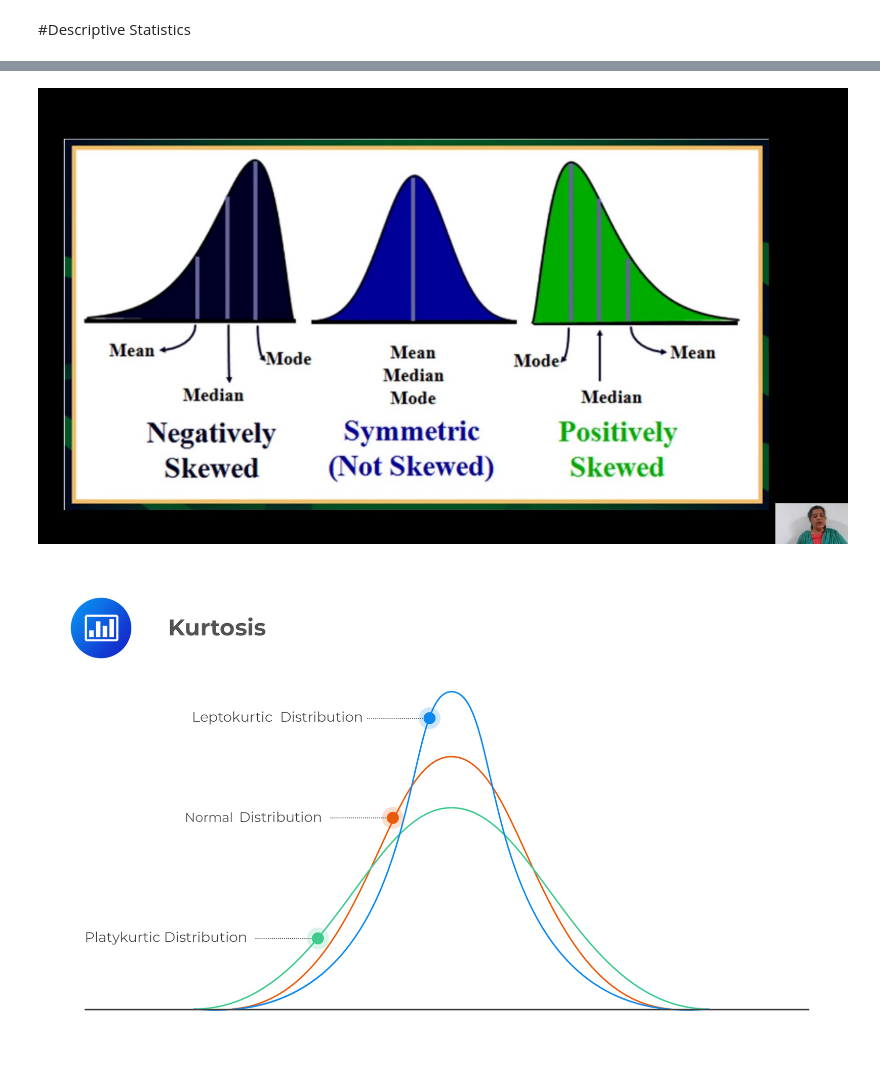
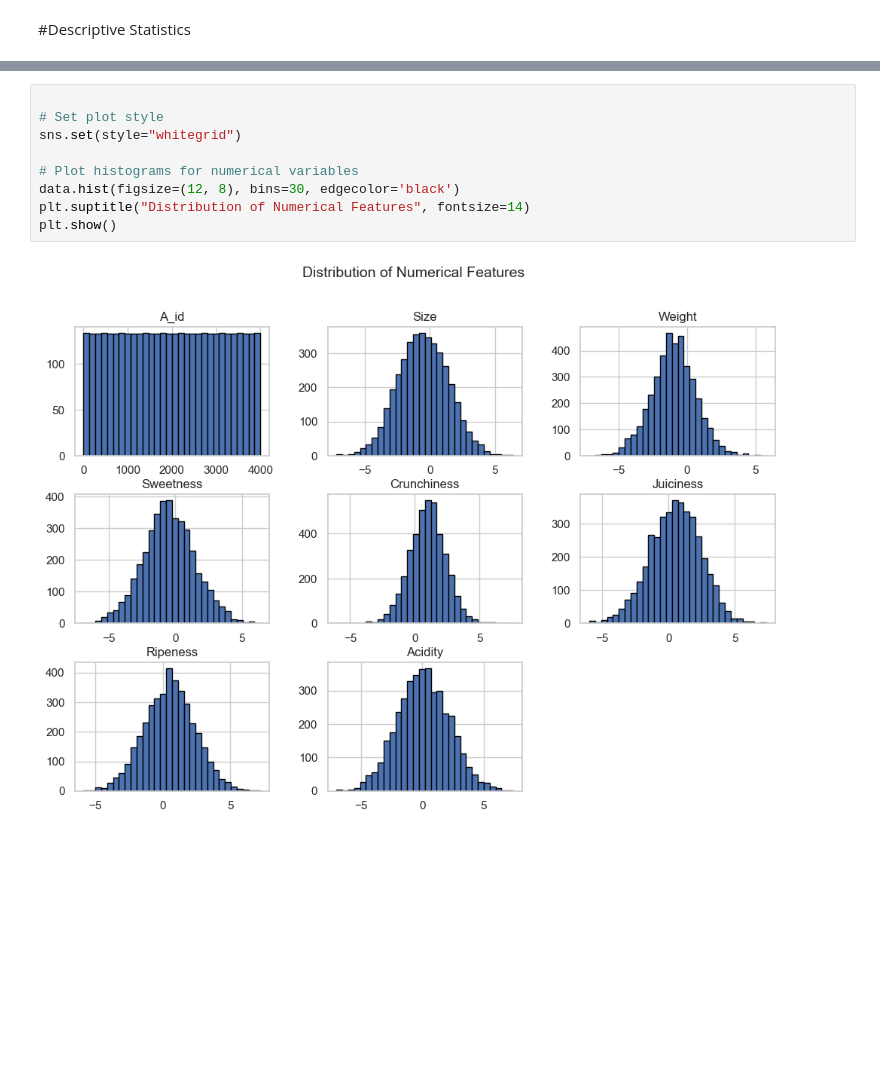
Before and after one commit to albertokabore/Albert_Statistics, a Jupyter notebook: Descriptive.ipynb, the cells around one changed output, grey strips where cells are left out. Cells and saved outputs as stored; diff of their text form; blank space fills up the shorter version.

```diff
--- a/Descriptive.ipynb
+++ b/Descriptive.ipynb
@@ -118,7 +177,14 @@ ds
 | Juiciness | 0.512118 | 0.534219 | -5.961897 | 1.930286 | 3.726003 | -0.113421 | 0.028735 |
 | Ripeness | 0.498277 | 0.503445 | -5.864599 | 1.874427 | 3.513476 | -0.008764 | -0.071850 |
 | Acidity | 0.076877 | 0.022609 | -7.010538 | 2.110270 | 4.453238 | 0.055783 | -0.093451 |
-# %% [markdown]
-![image.png](embedded-picture-1)
-# %% [markdown]
-![image.png](embedded-picture-1)
+# %%
+
+# Set plot style
+sns.set(style="whitegrid")
+
+# Plot histograms for numerical variables
+data.hist(figsize=(12, 8), bins=30, edgecolor='black')
+plt.suptitle("Distribution of Numerical Features", fontsize=14)
+plt.show()
+# %% [output]
+[figure, added]
```
Also changed, not shown: parts of 12 cells of this notebook.
